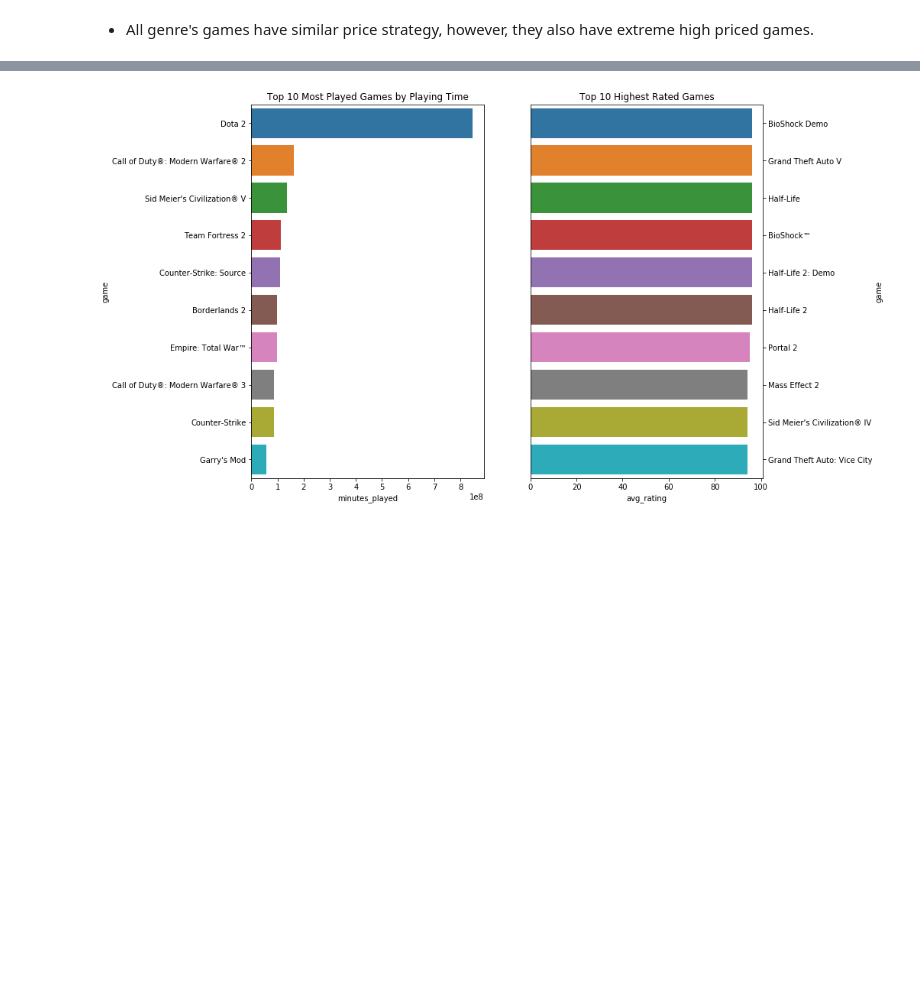
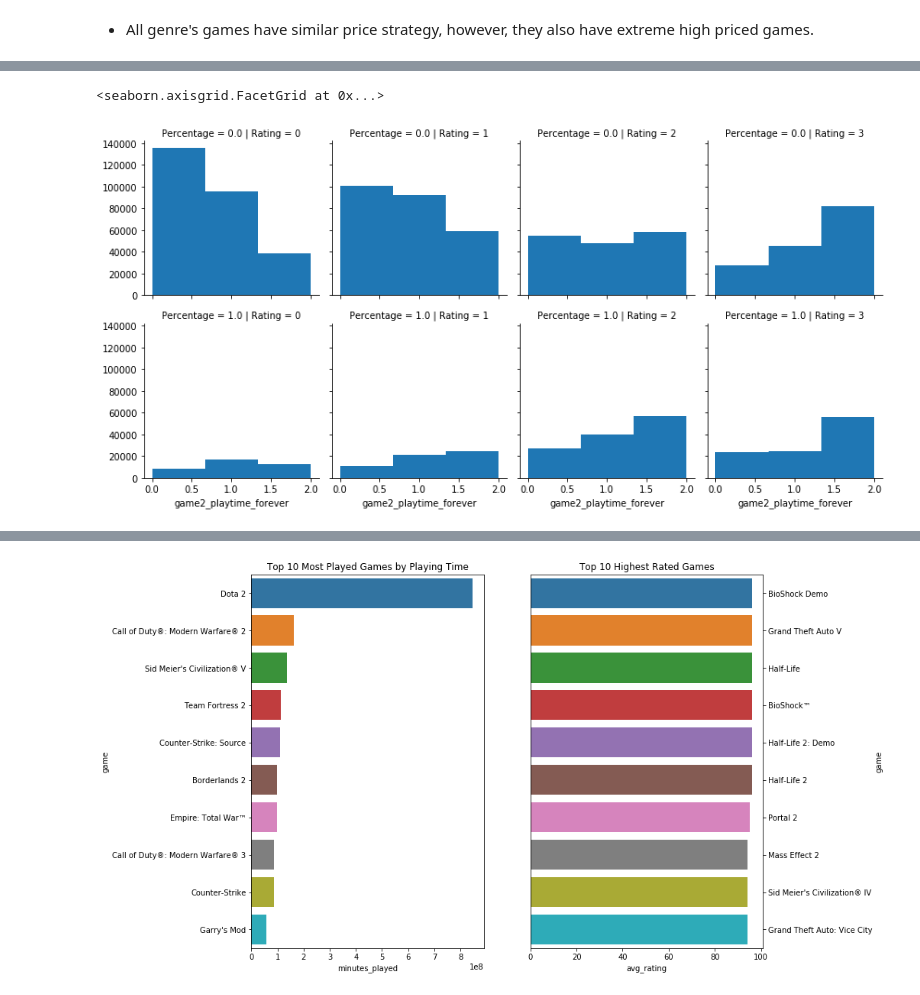
Before and after one commit to Teake1404/Shuqing-Ke-s-Python-Code-Projects, a Jupyter notebook: Steam_Game_Source_Code.ipynb, the cells around one changed output, grey strips where cells are left out. Cells and saved outputs as stored; diff of their text form; code cells hidden in the pictures; blank space fills up the shorter version.

```diff
--- a/Steam_Game_Source_Code.ipynb
+++ b/Steam_Game_Source_Code.ipynb
@@ -222,0 +300,6 @@ sns.boxplot(x='Genre',y='Price',data=price)
+# %%
+g=sns.FacetGrid(df_new,col='Rating',row='Percentage')
+g.map(plt.hist,'game2_playtime_forever',bins=3)
+# %% [output]
+<seaborn.axisgrid.FacetGrid at 0x...>
+[figure, added]
```
Also changed, not shown: parts of 16 cells of this notebook.
